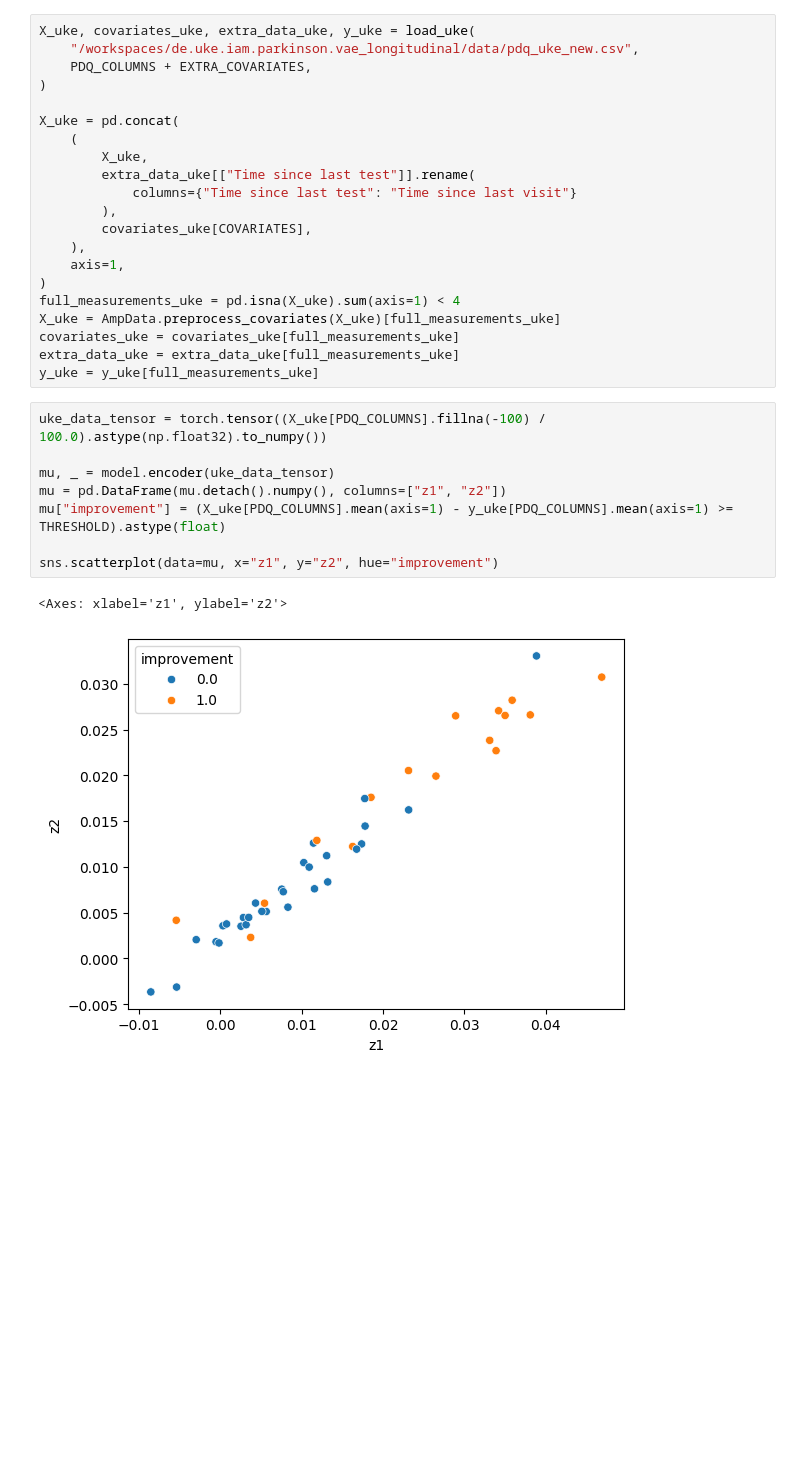
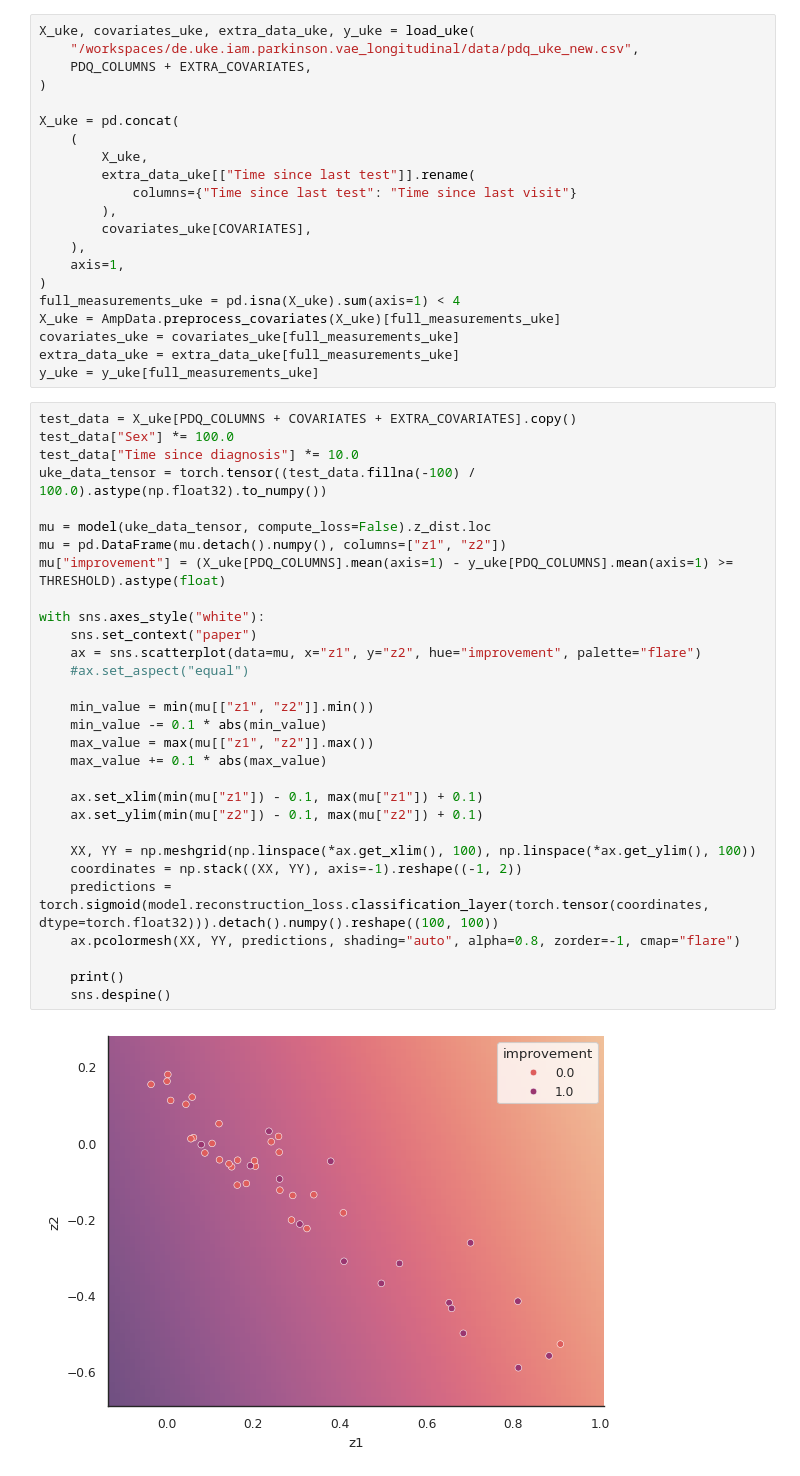
Before and after one commit to UKEIAM/de.uke.iam.parkinson.vae_longitudinal, a Jupyter notebook: conditional/vae.ipynb, the cells around one changed output. Cells and saved outputs as stored; diff of their text form; blank space fills up the shorter version.

```diff
--- a/conditional/vae.ipynb
+++ b/conditional/vae.ipynb
@@ -230,17 +286,38 @@ X_uke = AmpData.preprocess_covariates(X_uke)[full_measurements_uke]
 covariates_uke = covariates_uke[full_measurements_uke]
 extra_data_uke = extra_data_uke[full_measurements_uke]
 y_uke = y_uke[full_measurements_uke]
-# %%
-uke_data_tensor = torch.tensor((X_uke[PDQ_COLUMNS].fillna(-100) / 100.0).astype(np.float32).to_numpy())
-
-mu, _ = model.encoder(uke_data_tensor)
-mu = pd.DataFrame(mu.detach().numpy(), columns=["z1", "z2"])
-mu["improvement"] = (X_uke[PDQ_COLUMNS].mean(axis=1) - y_uke[PDQ_COLUMNS].mean(axis=1) >= THRESHOLD).astype(float)
-
-sns.scatterplot(data=mu, x="z1", y="z2", hue="improvement")
-# %% [output]
-<Axes: xlabel='z1', ylabel='z2'>
-[figure, removed]
+# %%
+test_data = X_uke[PDQ_COLUMNS + COVARIATES + EXTRA_COVARIATES].copy()
+test_data["Sex"] *= 100.0
+test_data["Time since diagnosis"] *= 10.0
+uke_data_tensor = torch.tensor((test_data.fillna(-100) / 100.0).astype(np.float32).to_numpy())
+
+mu = model(uke_data_tensor, compute_loss=False).z_dist.loc
+mu = pd.DataFrame(mu.detach().numpy(), columns=["z1", "z2"])
+mu["improvement"] = (X_uke[PDQ_COLUMNS].mean(axis=1) - y_uke[PDQ_COLUMNS].mean(axis=1) >= THRESHOLD).astype(float)
+
+with sns.axes_style("white"):
+    sns.set_context("paper")
+    ax = sns.scatterplot(data=mu, x="z1", y="z2", hue="improvement", palette="flare")
+    #ax.set_aspect("equal")
+
+    min_value = min(mu[["z1", "z2"]].min())
+    min_value -= 0.1 * abs(min_value)
+    max_value = max(mu[["z1", "z2"]].max())
+    max_value += 0.1 * abs(max_value)
+
+    ax.set_xlim(min(mu["z1"]) - 0.1, max(mu["z1"]) + 0.1)
+    ax.set_ylim(min(mu["z2"]) - 0.1, max(mu["z2"]) + 0.1)
+
+    XX, YY = np.meshgrid(np.linspace(*ax.get_xlim(), 100), np.linspace(*ax.get_ylim(), 100))
+    coordinates = np.stack((XX, YY), axis=-1).reshape((-1, 2))
+    predictions = torch.sigmoid(model.reconstruction_loss.classification_layer(torch.tensor(coordinates, dtype=torch.float32))).detach().numpy().reshape((100, 100))
+    ax.pcolormesh(XX, YY, predictions, shading="auto", alpha=0.8, zorder=-1, cmap="flare")
+
+    print()
+    sns.despine()
+# %% [output]
+[figure, added]
 # %%
 amp_expected_change = smf.logit(
     "improvement ~ z1 + z2", data=mu
```
Also changed, not shown: parts of 4 cells of this notebook, 2 other files.
